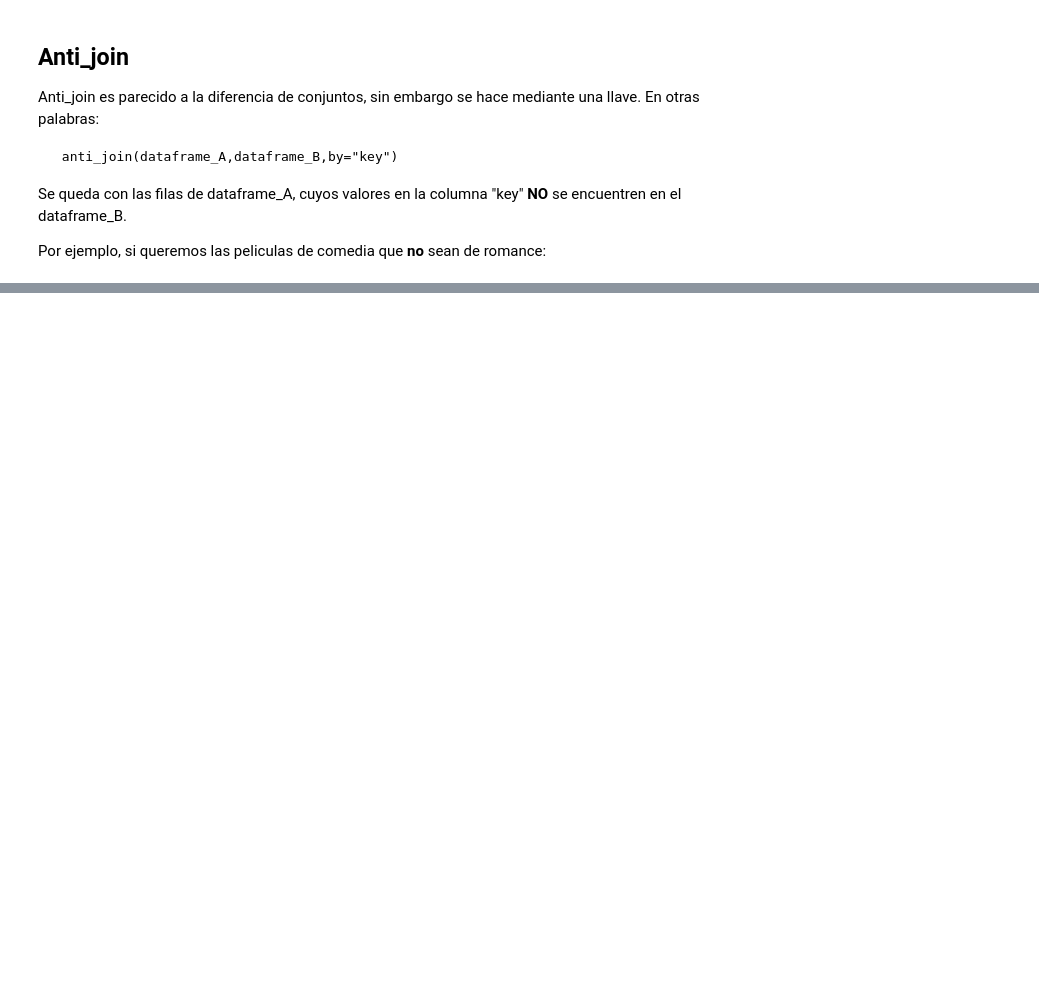
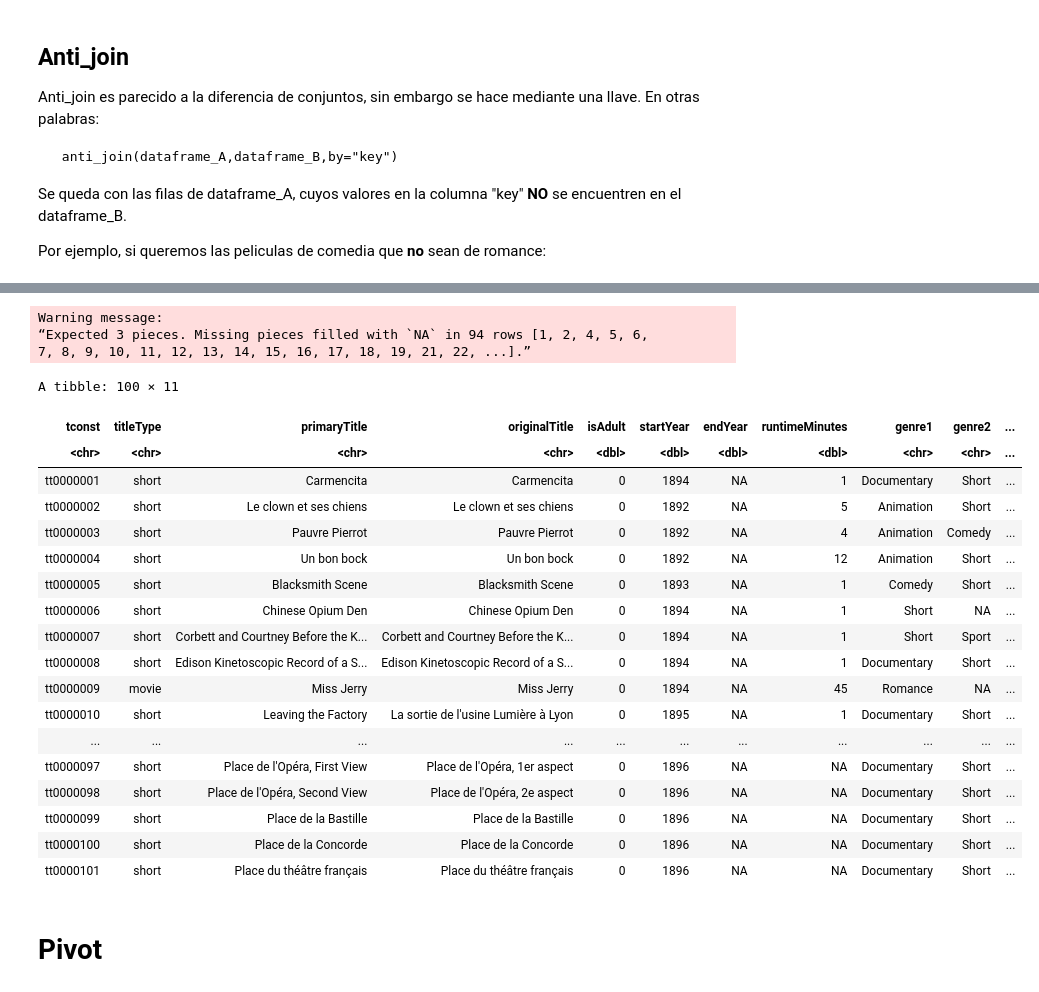
Before and after one commit to maxigaarp/Gestion_de_datos_2023, a Jupyter notebook: C2-Operaciones_en_bd.ipynb, the cells around one changed output, grey strips where cells are left out. Cells and saved outputs as stored; diff of their text form; code cells hidden in the pictures; blank space fills up the shorter version.

```diff
--- a/C2-Operaciones_en_bd.ipynb
+++ b/C2-Operaciones_en_bd.ipynb
@@ -603,0 +512,27 @@ A tibble: 68741 × 5
+# %%
+ separate(peliculas[1:100,], genres, c('genre1', 'genre2', 'genre3'), ",")
+# %% [output]
+Warning message:
+“Expected 3 pieces. Missing pieces filled with `NA` in 94 rows [1, 2, 4, 5, 6,
+7, 8, 9, 10, 11, 12, 13, 14, 15, 16, 17, 18, 19, 21, 22, ...].”
+A tibble: 100 × 11
+| tconst | titleType | primaryTitle | originalTitle | isAdult | startYear | endYear | runtimeMinutes | genre1 | genre2 | ... |
+| <chr> | <chr> | <chr> | <chr> | <dbl> | <dbl> | <dbl> | <dbl> | <chr> | <chr> | ... |
+| tt0000001 | short | Carmencita | Carmencita | 0 | 1894 | NA | 1 | Documentary | Short | ... |
+| tt0000002 | short | Le clown et ses chiens | Le clown et ses chiens | 0 | 1892 | NA | 5 | Animation | Short | ... |
+| tt0000003 | short | Pauvre Pierrot | Pauvre Pierrot | 0 | 1892 | NA | 4 | Animation | Comedy | ... |
+| tt0000004 | short | Un bon bock | Un bon bock | 0 | 1892 | NA | 12 | Animation | Short | ... |
+| tt0000005 | short | Blacksmith Scene | Blacksmith Scene | 0 | 1893 | NA | 1 | Comedy | Short | ... |
+| tt0000006 | short | Chinese Opium Den | Chinese Opium Den | 0 | 1894 | NA | 1 | Short | NA | ... |
+| tt0000007 | short | Corbett and Courtney Before the K... | Corbett and Courtney Before the K... | 0 | 1894 | NA | 1 | Short | Sport | ... |
+| tt0000008 | short | Edison Kinetoscopic Record of a S... | Edison Kinetoscopic Record of a S... | 0 | 1894 | NA | 1 | Documentary | Short | ... |
+| tt0000009 | movie | Miss Jerry | Miss Jerry | 0 | 1894 | NA | 45 | Romance | NA | ... |
+| tt0000010 | short | Leaving the Factory | La sortie de l'usine Lumière à Lyon | 0 | 1895 | NA | 1 | Documentary | Short | ... |
+| ... | ... | ... | ... | ... | ... | ... | ... | ... | ... | ... |
+| tt0000097 | short | Place de l'Opéra, First View | Place de l'Opéra, 1er aspect | 0 | 1896 | NA | NA | Documentary | Short | ... |
+| tt0000098 | short | Place de l'Opéra, Second View | Place de l'Opéra, 2e aspect | 0 | 1896 | NA | NA | Documentary | Short | ... |
+| tt0000099 | short | Place de la Bastille | Place de la Bastille | 0 | 1896 | NA | NA | Documentary | Short | ... |
+| tt0000100 | short | Place de la Concorde | Place de la Concorde | 0 | 1896 | NA | NA | Documentary | Short | ... |
+| tt0000101 | short | Place du théâtre français | Place du théâtre français | 0 | 1896 | NA | NA | Documentary | Short | ... |
+# %% [markdown]
+# Pivot
```
Also changed, not shown: parts of 40 cells of this notebook.
